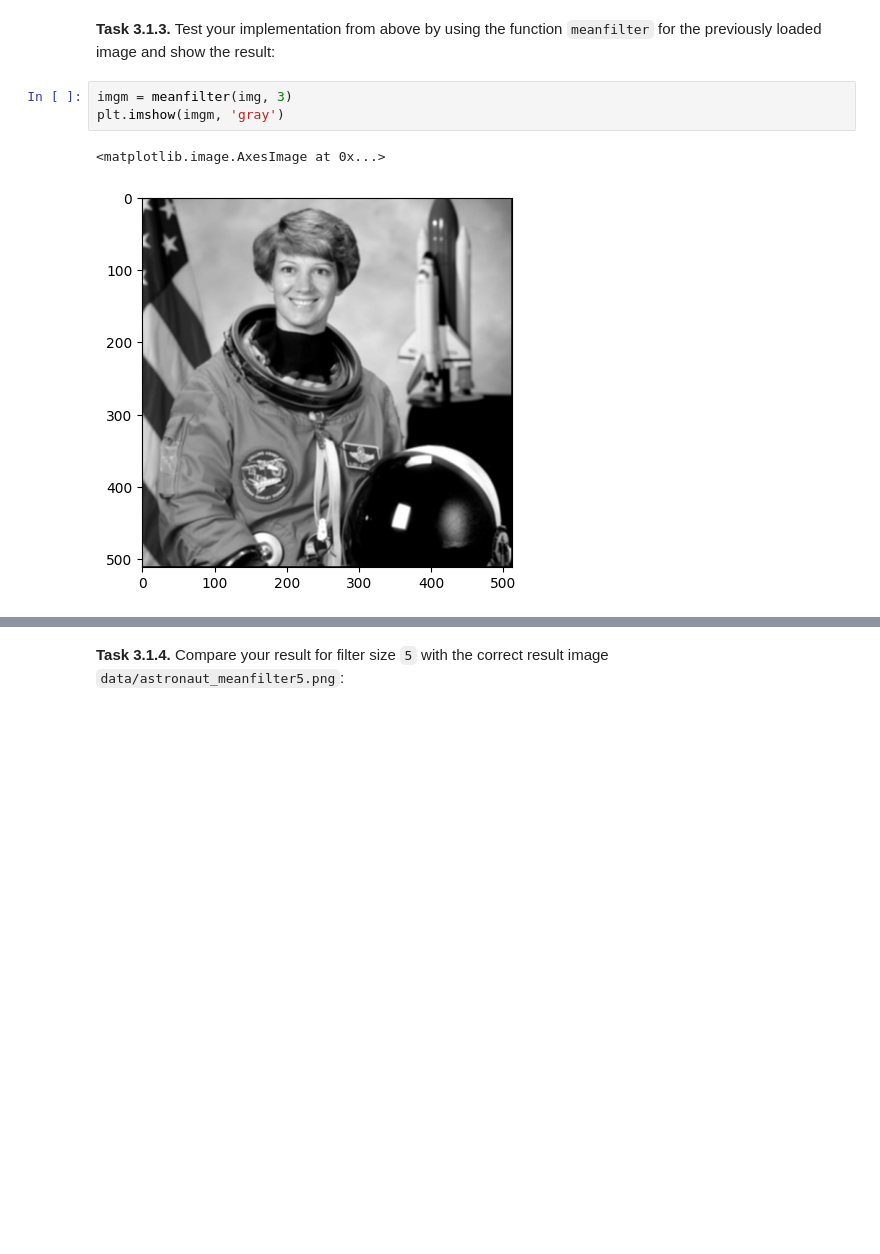
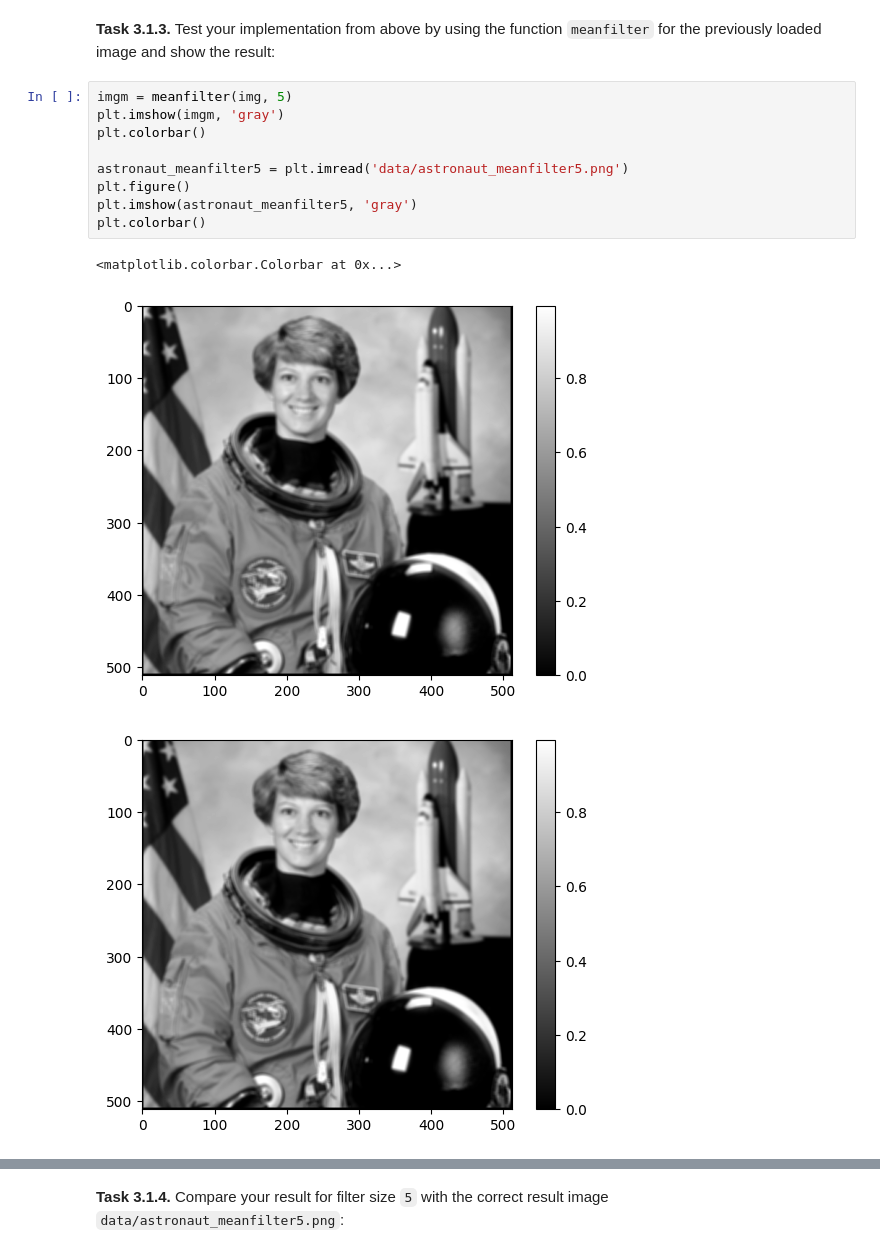
Before and after one commit to tilmannstieglitz/mobi-fs3-python, a Jupyter notebook: task3.ipynb, the cells around one changed output, grey strips where cells are left out. Drawn from its saved outputs; the diff is of its cells as text; blank space fills up the shorter version.

```diff
--- a/task3.ipynb
+++ b/task3.ipynb
@@ -35,9 +35,16 @@ def meanfilter(img_in, size):
     return result
 # %% [markdown]
 **<a id="#">Task 3.1.3.</a>** Test your implementation from above by using the function `meanfilter` for the previously loaded image and show the result:
-# %%
-imgm = meanfilter(img, 3)
-plt.imshow(imgm, 'gray')
-# %% [output]
-<matplotlib.image.AxesImage at 0x...>
-[figure, removed]
+# %%
+imgm = meanfilter(img, 5)
+plt.imshow(imgm, 'gray')
+plt.colorbar()
+
+astronaut_meanfilter5 = plt.imread('data/astronaut_meanfilter5.png')
+plt.figure()
+plt.imshow(astronaut_meanfilter5, 'gray')
+plt.colorbar()
+# %% [output]
+<matplotlib.colorbar.Colorbar at 0x...>
+[figure, added]
+[figure, added]
```
Also changed, not shown: parts of 6 cells of this notebook.
